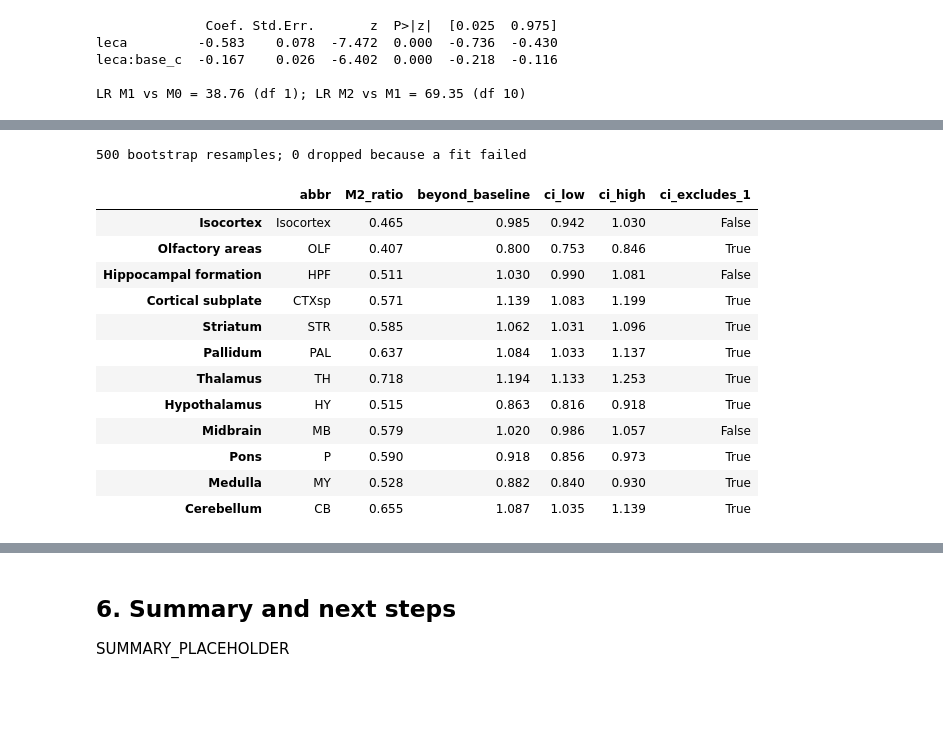
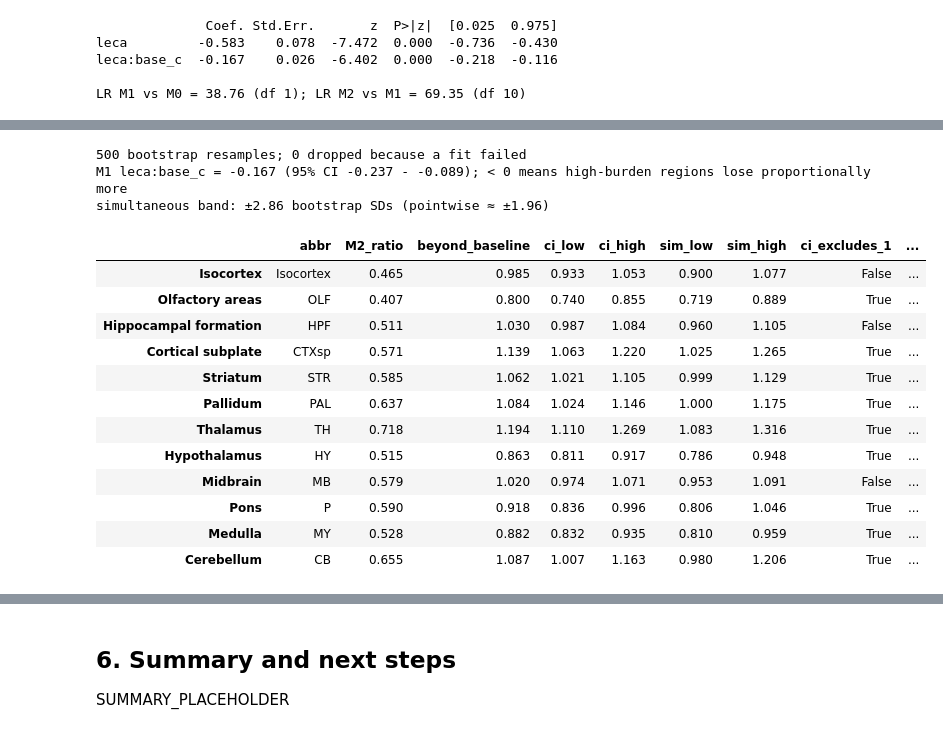
Before and after one commit to oliverolejar/SPIMquant-Output-Analysis, a Jupyter notebook: notebooks/lecanemab_regional_effect.ipynb, the cells around one changed output, grey strips where cells are left out. Saved outputs shown, nothing was run; the diff lists cells and outputs as text; code cells hidden in the pictures; blank space fills up the shorter version.

```diff
--- a/notebooks/lecanemab_regional_effect.ipynb
+++ b/notebooks/lecanemab_regional_effect.ipynb
@@ -895,6 +1006,6 @@ model_tests.round(4)
 # %%
-fig, axes = plt.subplots(1, 2, figsize=(10, 3.5))
-for ax, col, observed, df, title in zip(axes, [0, 1], [lr_01, lr_12], [DF_01, DF_12], model_tests.index):
+fig, axes = plt.subplots(1, 3, figsize=(14, 3.5))
+for ax, col, observed, df, title in zip(axes, range(3), model_tests["LR"], model_tests["df"], model_tests.index):
     heights, _, _ = ax.hist(perm_null[:, col], bins=40, density=True, color=MUTED, alpha=0.6, edgecolor=SURFACE, linewidth=0.5, label="permutation null")
     grid = np.linspace(0.01, max(perm_null[:, col].max(), observed) * 1.05, 200)
     ax.plot(grid, stats.chi2.pdf(grid, df), color=INK_2, lw=1.5, ls="--", label=f"χ²({df})")
@@ -922,6 +1039,6 @@ and refitting both models each time.
 # %%
 def region_effects(data):
-    """exp(M2 region log ratio - M1 burden-predicted log ratio), plus M2's own region ratios."""
+    """exp(M2 region log ratio - M1 burden-predicted log ratio), M2's own region ratios, and M1's leca:base_c."""
     data = add_baseline(data)
     m1, m2 = fit_mixed(F_M1, data)[0], fit_mixed(F_M2, data)[0]
     if m1 is None or m2 is None:
@@ -929,55 +1046,72 @@ def region_effects(data):
     m1, m2 = m1.fe_params, m2.fe_params
     base_c = data.groupby("region")["base_c"].first()
     # treatment coding: the alphabetically first region is the reference, with no interaction term
     m2_log_ratio = pd.Series({r: m2["leca"] + m2.get(f"leca:C(region)[T.{r}]", 0.0) for r in base_c.index})
     m1_log_ratio = m1["leca"] + m1["leca:base_c"] * base_c
-    return np.exp(m2_log_ratio - m1_log_ratio), np.exp(m2_log_ratio)
+    return np.exp(m2_log_ratio - m1_log_ratio), np.exp(m2_log_ratio), m1["leca:base_c"]
 
 
 def bootstrap_mice(data, rng):
-    """Resample mice with replacement within arm x batch; duplicates become distinct mice."""
-    mouse_strata = data[["participant_id", "batch_id", "leca"]].drop_duplicates()
-    picks = mouse_strata.groupby(["batch_id", "leca"])["participant_id"].transform(
-        lambda s: rng.choice(s.to_numpy(), len(s))
-    )
+    """Resample mice with replacement within each arm; duplicates become distinct mice.
+
+    Strata are whole arms, not arm x batch: resampling 3 mice out of 3 keeps only 2/3 of the real
+    spread. Batch stays a fixed effect in every refit.
+    """
+    mouse_strata = data[["participant_id", "leca"]].drop_duplicates()
+    picks = mouse_strata.groupby("leca")["participant_id"].transform(lambda s: rng.choice(s.to_numpy(), len(s)))
     by_mouse = dict(tuple(data.groupby("participant_id")))
     return pd.concat(
         [by_mouse[pid].assign(participant_id=f"{pid}#{k}") for k, pid in enumerate(picks)], ignore_index=True
     )
 
 
-beyond, m2_ratio = region_effects(bilat)
+beyond, m2_ratio, burden_coef = region_effects(bilat)
 boot_rng = np.random.default_rng(RNG_SEED)
 boot_results = [region_effects(bootstrap_mice(bilat, boot_rng)) for _ in range(N_BOOT_MODEL)]
-boot_beyond = pd.DataFrame([r[0] for r in boot_results if r is not None])
-print(f"{N_BOOT_MODEL} bootstrap resamples; {N_BOOT_MODEL - len(boot_beyond)} dropped because a fit failed")
+boot_results = [r for r in boot_results if r is not None]
+boot_beyond = pd.DataFrame([r[0] for r in boot_results])
+boot_burden = np.array([r[2] for r in boot_results])
+print(f"{N_BOOT_MODEL} bootstrap resamples; {N_BOOT_MODEL - len(boot_results)} dropped because a fit failed")
+print(f"M1 leca:base_c = {burden_coef:.3f} (95% CI {np.percentile(boot_burden, 2.5):.3f} - "
+      f"{np.percentile(boot_burden, 97.5):.3f}); < 0 means high-burden regions lose proportionally more")
+
+# Simultaneous band: the 95th percentile of the largest standardised deviation across regions (log scale)
+log_dev = np.log(boot_beyond[beyond.index]) - np.log(beyond)
+log_sd = log_dev.std()
+sim_crit = log_dev.abs().div(log_sd).max(axis=1).quantile(0.95)
+print(f"simultaneous band: ±{sim_crit:.2f} bootstrap SDs (pointwise ≈ ±1.96)")
 
 region_beyond = pd.DataFrame(
     {
         "abbr": [STRUCTURE_ABBR[r] for r in beyond.index],
         "M2_ratio": m2_ratio,
         "beyond_baseline": beyond,
         "ci_low": boot_beyond.quantile(0.025),
         "ci_high": boot_beyond.quantile(0.975),
+        "sim_low": np.exp(np.log(beyond) - sim_crit * log_sd),
+        "sim_high": np.exp(np.log(beyond) + sim_crit * log_sd),
     }
 )
 region_beyond["ci_excludes_1"] = (region_beyond["ci_low"] > 1) | (region_beyond["ci_high"] < 1)
+region_beyond["sim_excludes_1"] = (region_beyond["sim_low"] > 1) | (region_beyond["sim_high"] < 1)
 region_beyond.loc[STRUCTURE_ORDER].round(3)
 # %% [output]
 500 bootstrap resamples; 0 dropped because a fit failed
+M1 leca:base_c = -0.167 (95% CI -0.237 - -0.089); < 0 means high-burden regions lose proportionally more
+simultaneous band: ±2.86 bootstrap SDs (pointwise ≈ ±1.96)
-|  | abbr | M2_ratio | beyond_baseline | ci_low | ci_high | ci_excludes_1 |
-| Isocortex | Isocortex | 0.465 | 0.985 | 0.942 | 1.030 | False |
-| Olfactory areas | OLF | 0.407 | 0.800 | 0.753 | 0.846 | True |
-| Hippocampal formation | HPF | 0.511 | 1.030 | 0.990 | 1.081 | False |
-| Cortical subplate | CTXsp | 0.571 | 1.139 | 1.083 | 1.199 | True |
-| Striatum | STR | 0.585 | 1.062 | 1.031 | 1.096 | True |
-| Pallidum | PAL | 0.637 | 1.084 | 1.033 | 1.137 | True |
-| Thalamus | TH | 0.718 | 1.194 | 1.133 | 1.253 | True |
-| Hypothalamus | HY | 0.515 | 0.863 | 0.816 | 0.918 | True |
-| Midbrain | MB | 0.579 | 1.020 | 0.986 | 1.057 | False |
-| Pons | P | 0.590 | 0.918 | 0.856 | 0.973 | True |
-| Medulla | MY | 0.528 | 0.882 | 0.840 | 0.930 | True |
-| Cerebellum | CB | 0.655 | 1.087 | 1.035 | 1.139 | True |
+|  | abbr | M2_ratio | beyond_baseline | ci_low | ci_high | sim_low | sim_high | ci_excludes_1 | ... |
+| Isocortex | Isocortex | 0.465 | 0.985 | 0.933 | 1.053 | 0.900 | 1.077 | False | ... |
+| Olfactory areas | OLF | 0.407 | 0.800 | 0.740 | 0.855 | 0.719 | 0.889 | True | ... |
+| Hippocampal formation | HPF | 0.511 | 1.030 | 0.987 | 1.084 | 0.960 | 1.105 | False | ... |
+| Cortical subplate | CTXsp | 0.571 | 1.139 | 1.063 | 1.220 | 1.025 | 1.265 | True | ... |
+| Striatum | STR | 0.585 | 1.062 | 1.021 | 1.105 | 0.999 | 1.129 | True | ... |
+| Pallidum | PAL | 0.637 | 1.084 | 1.024 | 1.146 | 1.000 | 1.175 | True | ... |
+| Thalamus | TH | 0.718 | 1.194 | 1.110 | 1.269 | 1.083 | 1.316 | True | ... |
+| Hypothalamus | HY | 0.515 | 0.863 | 0.811 | 0.917 | 0.786 | 0.948 | True | ... |
+| Midbrain | MB | 0.579 | 1.020 | 0.974 | 1.071 | 0.953 | 1.091 | False | ... |
+| Pons | P | 0.590 | 0.918 | 0.836 | 0.996 | 0.806 | 1.046 | True | ... |
+| Medulla | MY | 0.528 | 0.882 | 0.832 | 0.935 | 0.810 | 0.959 | True | ... |
+| Cerebellum | CB | 0.655 | 1.087 | 1.007 | 1.163 | 0.980 | 1.206 | True | ... |
 # %%
 ordered = region_beyond.sort_values("beyond_baseline")
 y = np.arange(len(ordered))
```
Also changed, not shown: parts of 17 cells of this notebook.
